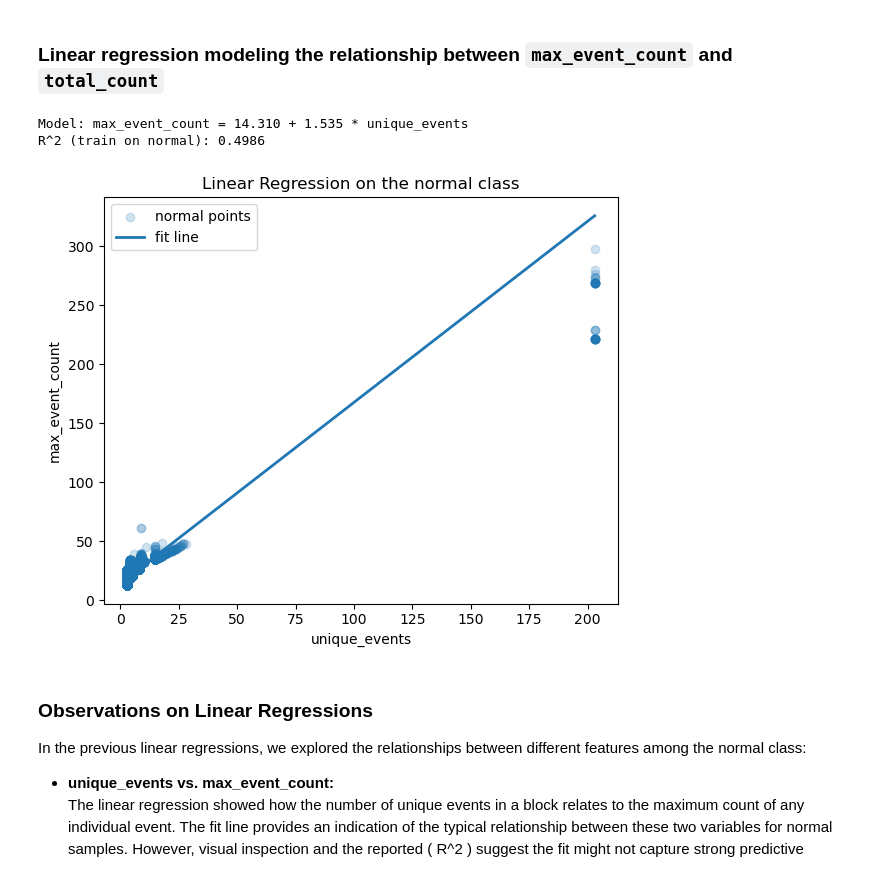
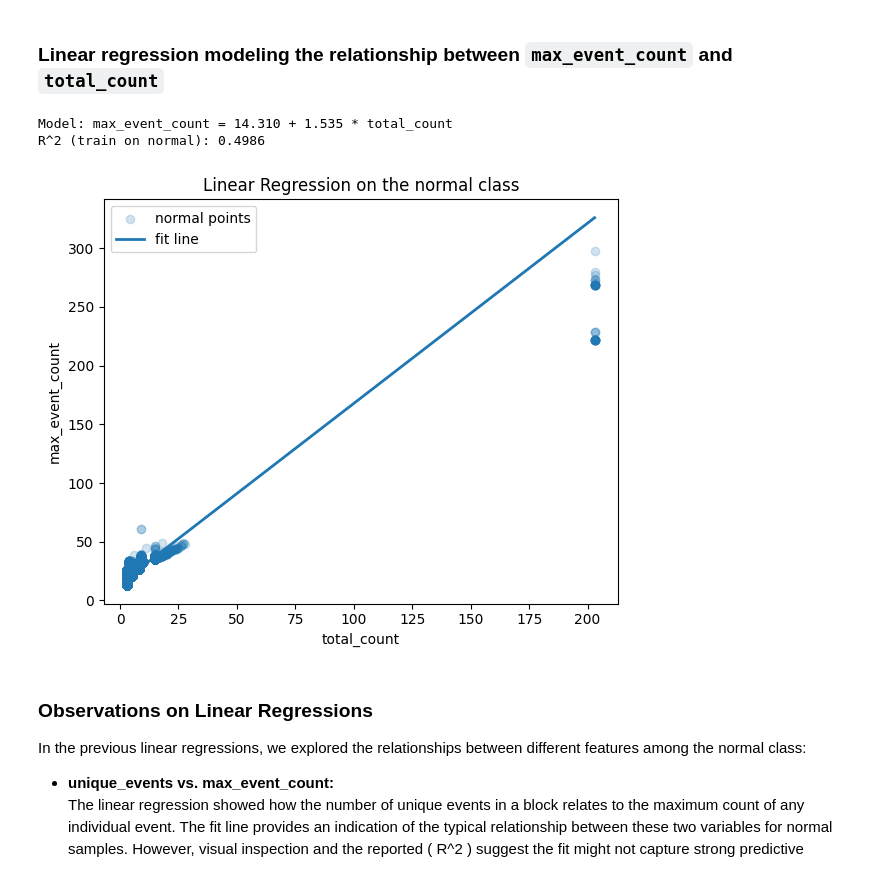
Before and after one commit to ayasqualli/Statistical-Probabilistic-Analysis-of-HDFS-System-Logs-for-Anomaly-Detection, a Jupyter notebook: main.ipynb, the cells around one changed output. Cells and saved outputs as stored; diff of their text form; code cells hidden in the pictures.

```diff
--- a/main.ipynb
+++ b/main.ipynb
@@ -596,34 +618,34 @@ R^2 (train on normal): 0.0580
 # %%
 df_lin = df_feat.loc[df_feat["y"] == 0, ["max_event_count", "total_count"]].dropna().copy()
 
 X = df_lin[["max_event_count"]].values
 y_lin = df_lin["total_count"].values
 
 lin = LinearRegression()
 lin.fit(X, y_lin)
 
 r2 = lin.score(X, y_lin)
 coef = float(lin.coef_[0])
 intercept = float(lin.intercept_)
 
-print(f"Model: max_event_count = {intercept:.3f} + {coef:.3f} * unique_events")
+print(f"Model: max_event_count = {intercept:.3f} + {coef:.3f} * total_count")
 print(f"R^2 (train on normal): {r2:.4f}")
 
 # Plot fitted line
 plt.figure(figsize=(6, 5))
 plt.scatter(df_lin["max_event_count"], df_lin["total_count"], alpha=0.2, label="normal points")
 x_grid = np.linspace(df_lin["max_event_count"].min(), df_lin["max_event_count"].max(), 100)
 plt.plot(x_grid, intercept + coef * x_grid, linewidth=2, label="fit line")
-plt.xlabel("unique_events")
+plt.xlabel("total_count")
 plt.ylabel("max_event_count")
 plt.title("Linear Regression on the normal class")
 plt.legend()
 plt.tight_layout()
 plt.show()
 # %% [output]
-Model: max_event_count = 14.310 + 1.535 * unique_events
+Model: max_event_count = 14.310 + 1.535 * total_count
 R^2 (train on normal): 0.4986
-[figure, old version]
+[figure, new version]
 # %% [markdown]
 ### Observations on Linear Regressions
 
```
Also changed, not shown: parts of 13 cells of this notebook, 3 other files.
